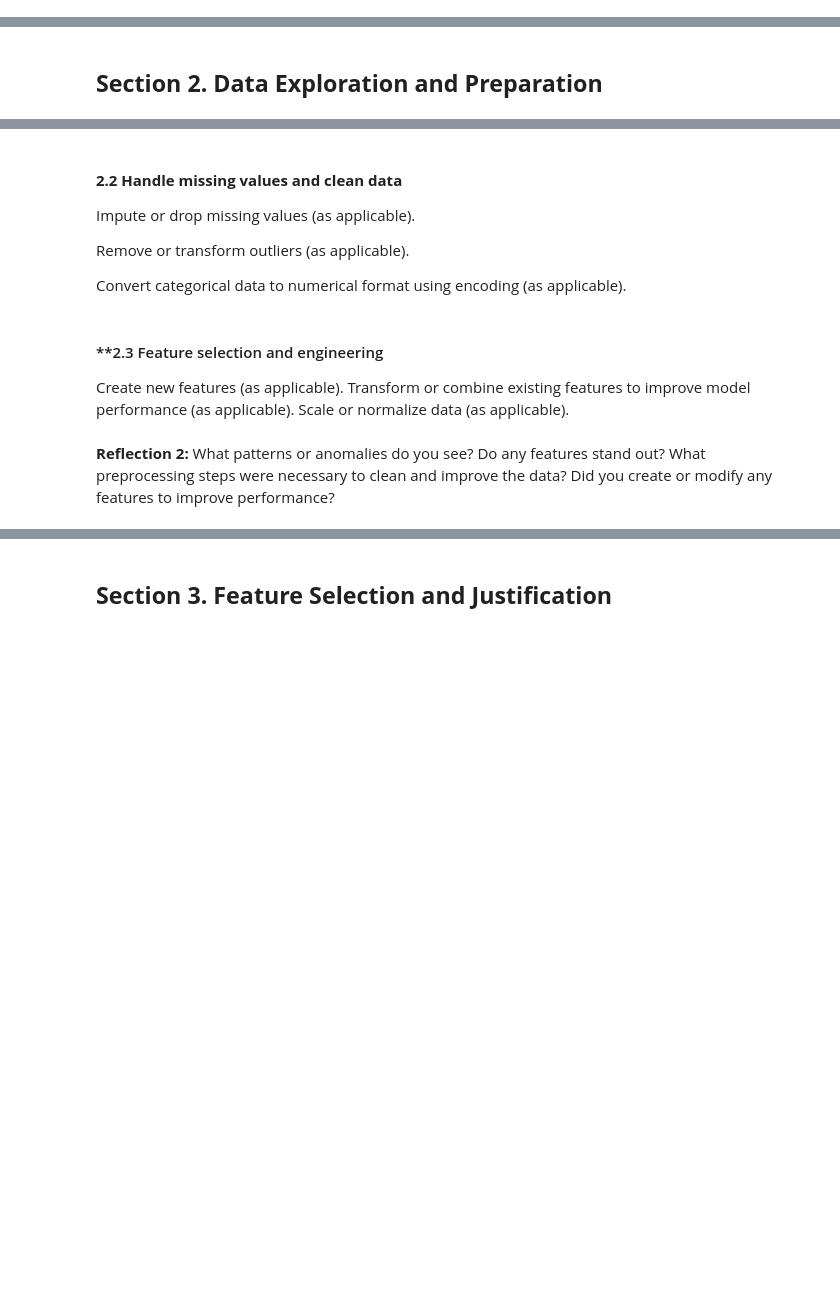
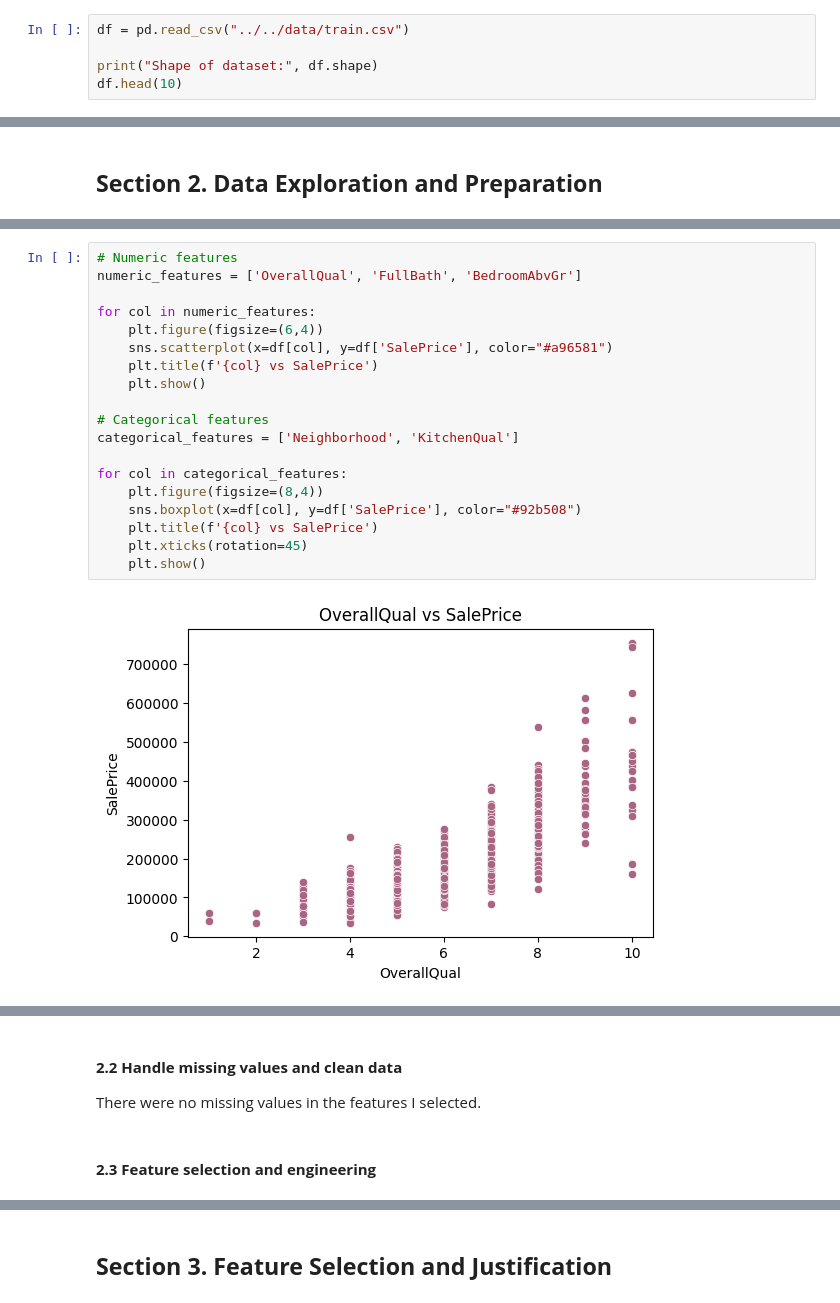
Before and after one commit to Pojetta/ml_regression_farris, a Jupyter notebook: notebooks/project06/regression-farris.ipynb, the cells around one changed output, grey strips where cells are left out. Cells and saved outputs as stored; diff of their text form; blank space fills up the shorter version.

```diff
--- a/notebooks/project06/regression-farris.ipynb
+++ b/notebooks/project06/regression-farris.ipynb
@@ -16,3 +33,8 @@ Housing Prices Dataset (Predict home values based on features like square footag
 Kaggle Housing Prices
 # %% [markdown]
 #### **1.1 Load the dataset and display the first 10 rows.**
+# %%
+df = pd.read_csv("../../data/train.csv")
+
+print("Shape of dataset:", df.shape)
+df.head(10)
@@ -30,0 +156,21 @@ Check for class imbalance in the target variable (as applicable).
+# %%
+# Numeric features
+numeric_features = ['OverallQual', 'FullBath', 'BedroomAbvGr']
+
+for col in numeric_features:
+    plt.figure(figsize=(6,4))
+    sns.scatterplot(x=df[col], y=df['SalePrice'], color="#a96581")
+    plt.title(f'{col} vs SalePrice')
+    plt.show()
+
+# Categorical features
+categorical_features = ['Neighborhood', 'KitchenQual']
+
+for col in categorical_features:
+    plt.figure(figsize=(8,4))
+    sns.boxplot(x=df[col], y=df['SalePrice'], color="#92b508")
+    plt.title(f'{col} vs SalePrice')
+    plt.xticks(rotation=45)
+    plt.show()
+# %% [output]
+[figure, added]
@@ -31,16 +181,6 @@ Check for class imbalance in the target variable (as applicable).
 # %% [markdown]
 #### **2.2 Handle missing values and clean data**
-Impute or drop missing values (as applicable).
 
-Remove or transform outliers (as applicable).
-
-
-Convert categorical data to numerical format using encoding (as applicable).
+There were no missing values in the features I selected.
 # %% [markdown]
-#### **2.3 Feature selection and engineering
-Create new features (as applicable).
-Transform or combine existing features to improve model performance (as applicable).
-Scale or normalize data (as applicable).
+#### **2.3 Feature selection and engineering**
-# %% [markdown]
-**Reflection 2:**
- What patterns or anomalies do you see? Do any features stand out? What preprocessing steps were necessary to clean and improve the data? Did you create or modify any features to improve performance?
```
Also changed, not shown: parts of 40 cells of this notebook, 7 other files.
